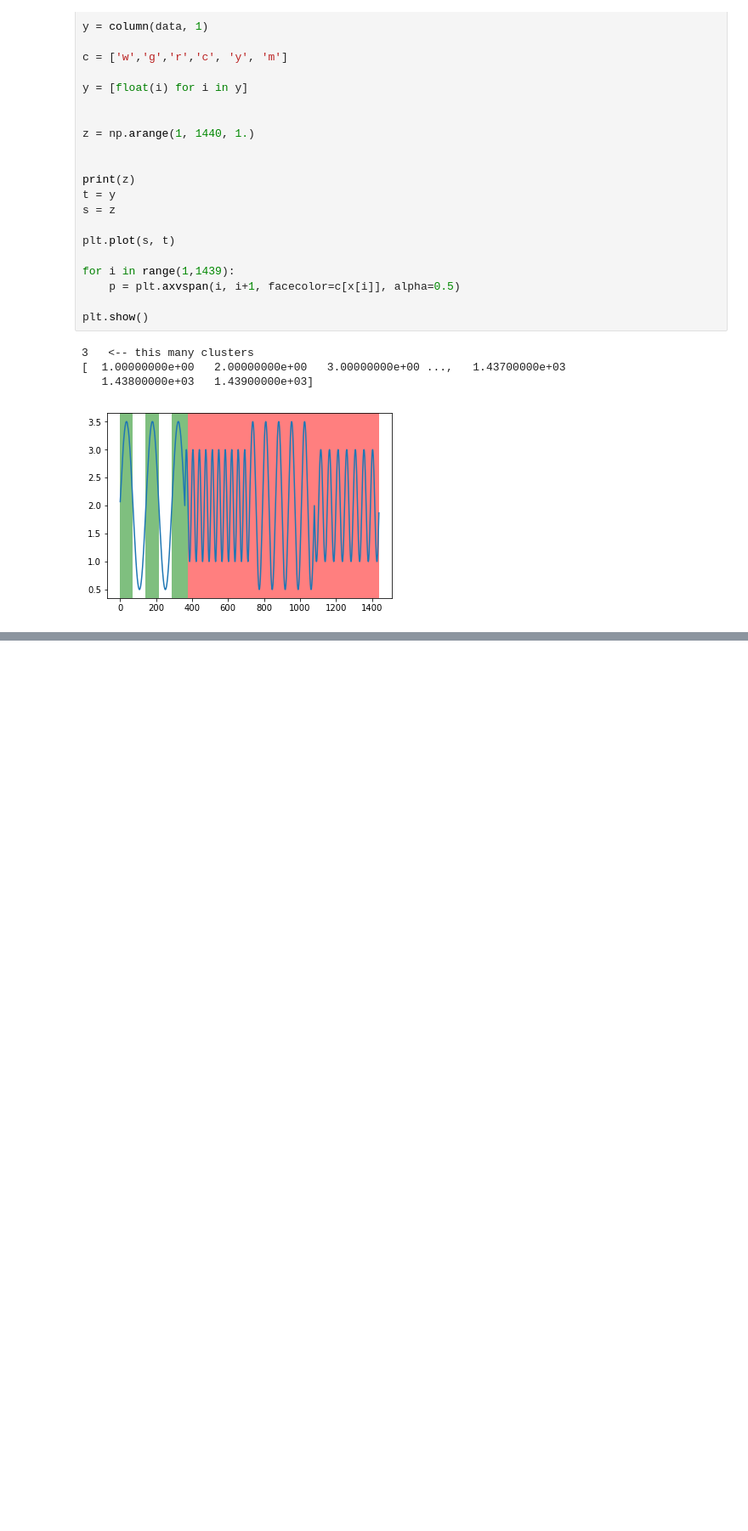
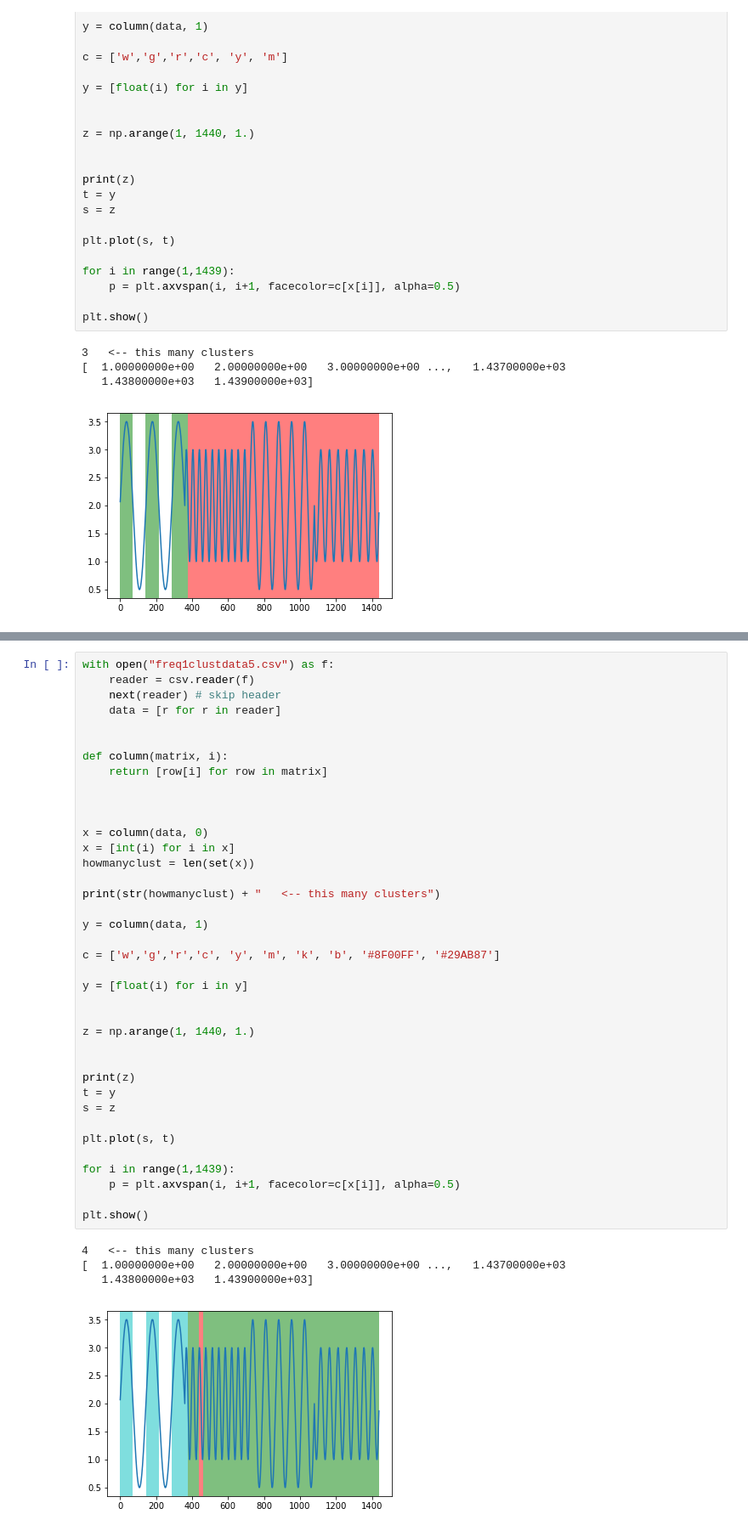
Before and after one commit to thushanp/TICC-QCRI-Time-Series, a Jupyter notebook: thushanvis.ipynb, the cells around one changed output, grey strips where cells are left out. Shown at 85% size. Cells and saved outputs as stored; diff of their text form; blank space fills up the shorter version.

```diff
--- a/thushanvis.ipynb
+++ b/thushanvis.ipynb
@@ -223,0 +224,43 @@ plt.show()
+# %%
+with open("freq1clustdata5.csv") as f:
+    reader = csv.reader(f)
+    next(reader) # skip header
+    data = [r for r in reader]
+
+
+def column(matrix, i):
+    return [row[i] for row in matrix]
+
+
+
+x = column(data, 0)
+x = [int(i) for i in x]
+howmanyclust = len(set(x))
+
+print(str(howmanyclust) + "   <-- this many clusters")
+
+y = column(data, 1)
+
+c = ['w','g','r','c', 'y', 'm', 'k', 'b', '#8F00FF', '#29AB87']
+
+y = [float(i) for i in y]
+
+
+z = np.arange(1, 1440, 1.)
+
+
+print(z)
+t = y
+s = z
+
+plt.plot(s, t)
+
+for i in range(1,1439):
+    p = plt.axvspan(i, i+1, facecolor=c[x[i]], alpha=0.5)
+
+plt.show()
+# %% [output]
+4   <-- this many clusters
+[  1.00000000e+00   2.00000000e+00   3.00000000e+00 ...,   1.43700000e+03
+   1.43800000e+03   1.43900000e+03]
+[figure, added]
```
Also changed, not shown: parts of 2 cells of this notebook, 6 other files.
